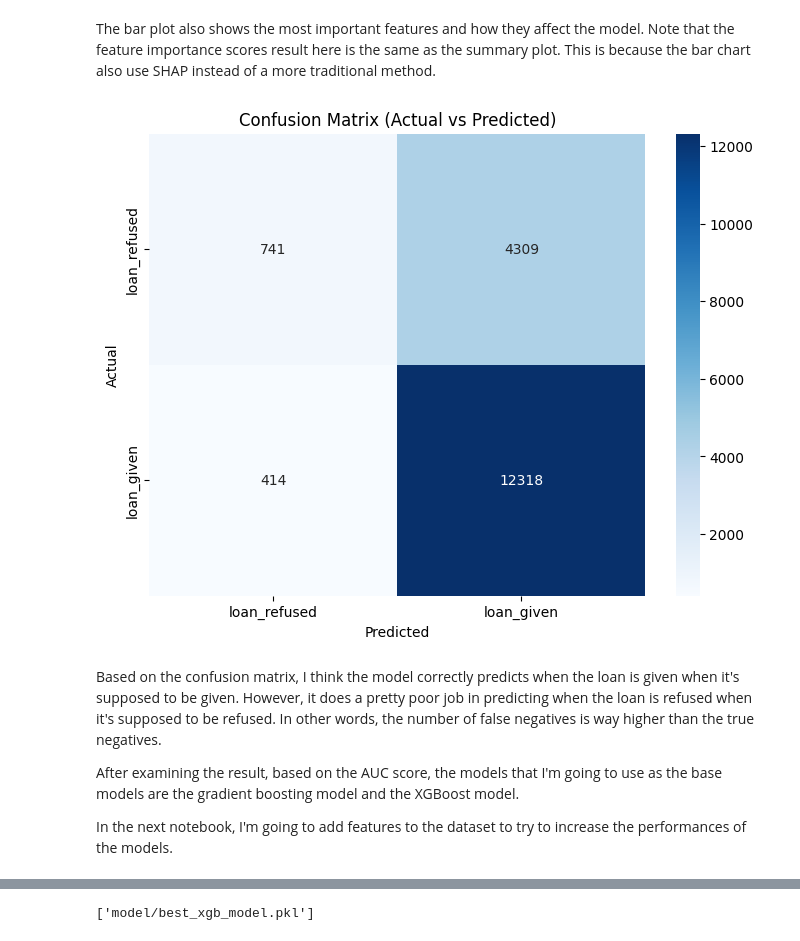
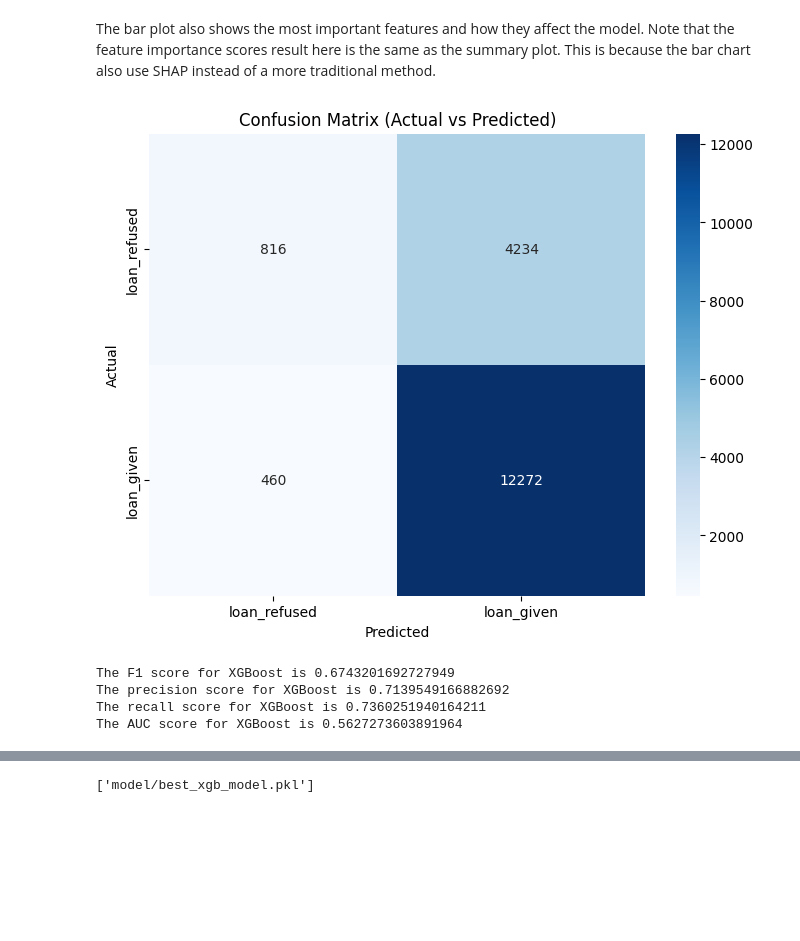
Before and after one commit to nugroho1234/loan-classification-h20-xgboost, a Jupyter notebook: 3-Model Training.ipynb, the cells around one changed output, grey strips where cells are left out. Drawn from its saved outputs; the diff is of its cells as text; code cells hidden in the pictures; blank space fills up the shorter version.

```diff
--- a/3-Model Training.ipynb
+++ b/3-Model Training.ipynb
@@ -398,29 +437,38 @@ shap.plots.bar(shap_values)
 # %% [markdown]
 The bar plot also shows the most important features and how they affect the model. Note that the feature importance scores result here is the same as the summary plot. This is because the bar chart also use SHAP instead of a more traditional method.
-# %%
-from sklearn.metrics import confusion_matrix
-import seaborn as sns
-
-# evaluate the model on the test dataset
-y_pred = best_model.predict(X_test)
-
-# Calculate the confusion matrix
-confusion = confusion_matrix(y_test, y_pred)
-
-class_names = ['loan_refused', 'loan_given']
-
-# Plot the confusion matrix
-plt.figure(figsize=(8, 6))
-sns.heatmap(confusion, annot=True, fmt='d', cmap='Blues', xticklabels=class_names, yticklabels=class_names)
-plt.xlabel('Predicted')
-plt.ylabel('Actual')
-plt.title('Confusion Matrix (Actual vs Predicted)')
-plt.show();
-# %% [output]
-[figure, removed]
-# %% [markdown]
-Based on the confusion matrix, I think the model correctly predicts when the loan is given when it's supposed to be given. However, it does a pretty poor job in predicting when the loan is refused when it's supposed to be refused. In other words, the number of false negatives is way higher than the true negatives.
-
-After examining the result, based on the AUC score, the models that I'm going to use as the base models are the gradient boosting model and the XGBoost model.
-
-In the next notebook, I'm going to add features to the dataset to try to increase the performances of the models.
+# %%
+def calculate_model_metrics_xgboost(xgboost_model, X_test, y_test, model_name):
+    y_pred = xgboost_model.predict(X_test)
+
+    confusion = confusion_matrix(y_test, y_pred)
+
+    class_names = ['loan_refused', 'loan_given']
+
+    # Plot the confusion matrix
+    plt.figure(figsize=(8, 6))
+    sns.heatmap(confusion, annot=True, fmt='d', cmap='Blues', xticklabels=class_names, yticklabels=class_names)
+    plt.xlabel('Predicted')
+    plt.ylabel('Actual')
+    plt.title('Confusion Matrix (Actual vs Predicted)')
+    plt.show();
+
+    # Calculate precision, recall, AUC, and F1 score
+    precision = precision_score(y_test, y_pred, average='weighted')
+    recall = recall_score(y_test, y_pred, average='weighted')
+    auc = roc_auc_score(y_test, y_pred)
+    f1 = f1_score(y_test, y_pred, average='weighted')
+
+    print(f"The F1 score for {model_name} is {f1}")
+    print(f"The precision score for {model_name} is {precision}")
+    print(f"The recall score for {model_name} is {recall}")
+    print(f"The AUC score for {model_name} is {auc}")
+
+    return f1, precision, recall, auc
+# %%
+f1_xgb, precision_xgb, recall_xgb, auc_xgb = calculate_model_metrics_xgboost(best_xgb_model, X_test, y_test, "XGBoost")
+# %% [output]
+[figure, added]
+The F1 score for XGBoost is 0.6743201692727949
+The precision score for XGBoost is 0.7139549166882692
+The recall score for XGBoost is 0.7360251940164211
+The AUC score for XGBoost is 0.5627273603891964
```
Also changed, not shown: parts of 45 cells of this notebook, 1 other file.
